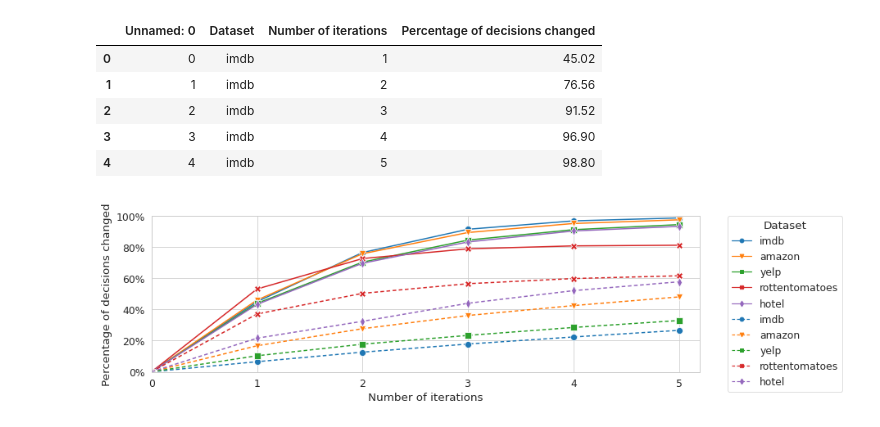
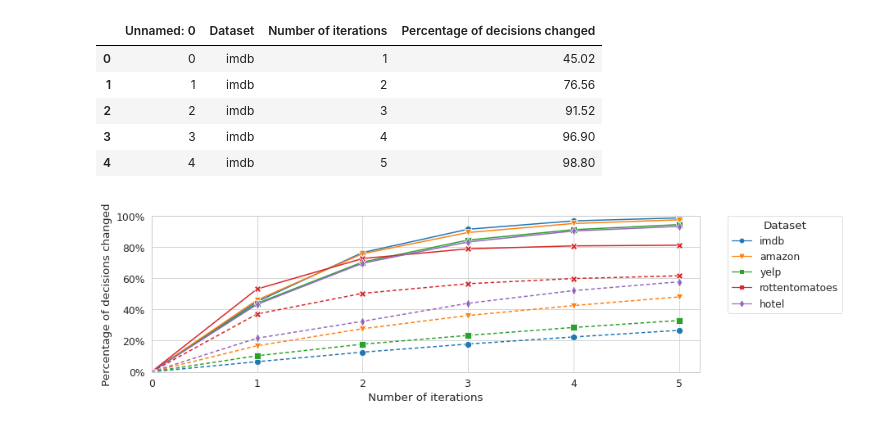
Before and after one commit to plutasnyy/ProtoCNN, a Jupyter notebook: experiments/fidelity.ipynb, the cells around one changed output. Drawn from its saved outputs; the diff is of its cells as text; code cells hidden in the pictures.

```diff
--- a/experiments/fidelity.ipynb
+++ b/experiments/fidelity.ipynb
@@ -170,17 +176,17 @@ df.head()
 | 4 | 4 | imdb | 5 | 98.80 |
 # %%
 dash_param = [(3, 2) for i in range(5)]
-markers = ['o', 'v','s','X', 'd']
+markers = ['o', 'v', 's', 'X', 'd']
 plt.figure(figsize=(12, 3.5))
 sns.lineplot(x=phrases_col_name, y=flips_col_name, hue=dataset_col_name, data=df, dashes=False,
              style=dataset_col_name, linewidth=1.5, markersize=8, markers=markers)
 sns.lineplot(x=phrases_col_name, y=flips_col_name, hue=dataset_col_name, data=df_random, dashes=dash_param,
-             style=dataset_col_name, linewidth=1.5, markersize=8, legend=True, markers=markers)
+             style=dataset_col_name, linewidth=1.5, markersize=8, legend=False, markers=markers)
 plt.ylim(0, 100)
 plt.xlim(0, 5.2)
 plt.gca().yaxis.set_major_formatter(ticker.PercentFormatter())
 
 plt.legend(title=dataset_col_name, bbox_to_anchor=(1.05, 1), loc='upper left', borderaxespad=0.)
 plt.savefig('fidelity_line.png', bbox_inches='tight', dpi=300)
 # %% [output]
-[figure, old version]
+[figure, new version]
```
Also changed, not shown: parts of 7 cells of this notebook.
